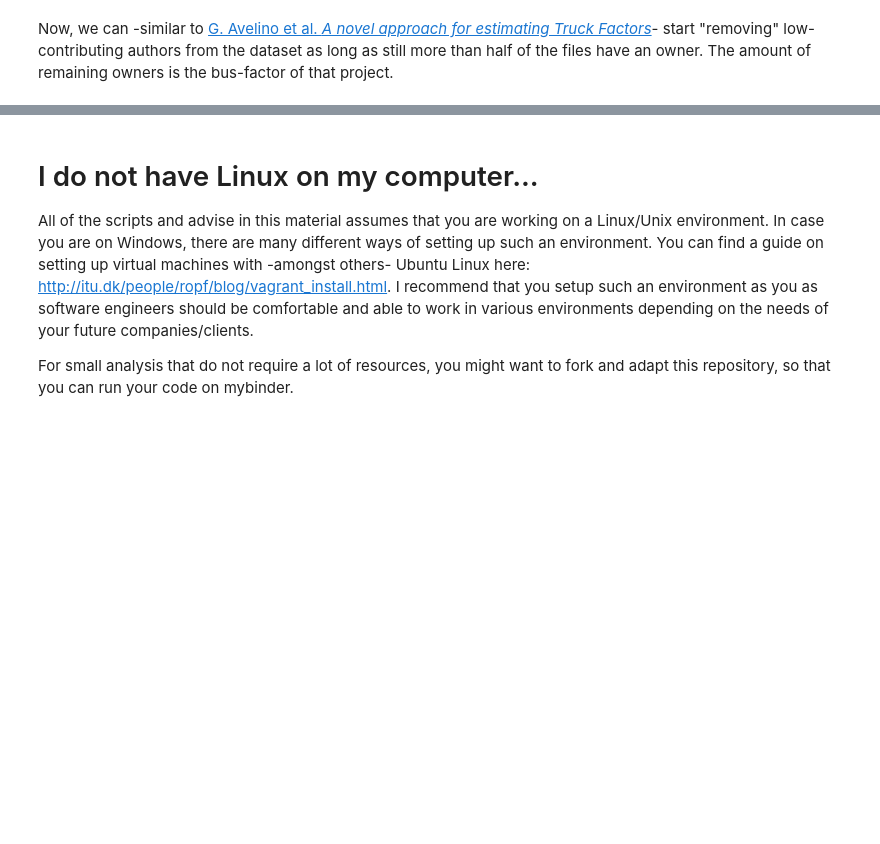
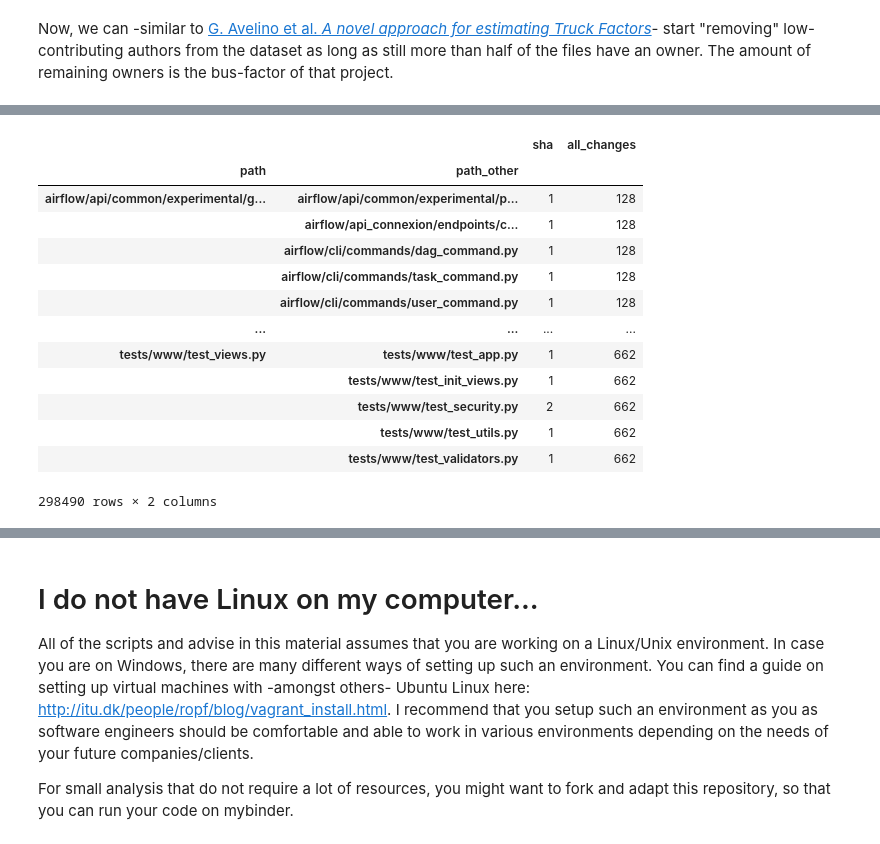
Before and after one commit to HelgeCPH/2019_ase_behavioural_analysis, a Jupyter notebook: Lecture notes.ipynb, the cells around one changed output, grey strips where cells are left out. Saved outputs shown, nothing was run; the diff lists cells and outputs as text; code cells hidden in the pictures; blank space fills up the shorter version.

```diff
--- a/Lecture notes.ipynb
+++ b/Lecture notes.ipynb
@@ -532,0 +613,4 @@ print(f"The bus factor of Apache Airflow is: {busfactor}")
+# %%
+df = df[(df.old_path == df.new_path) & (df.new_path.str.endswith(".py"))]
+df.drop("old_path", axis=1, inplace=True)
+df.rename(columns = {"new_path":"path"}, inplace=True)
@@ -532,0 +682,18 @@ print(f"The bus factor of Apache Airflow is: {busfactor}")
+# %%
+commit_coupling['all_changes'] = commit_coupling.groupby(["path"]).sha.transform('sum')
+commit_coupling
+# %% [output]
+|  |  | sha | all_changes |
+| path | path_other |  |  |
+| airflow/api/common/experimental/g... | airflow/api/common/experimental/p... | 1 | 128 |
+|  | airflow/api_connexion/endpoints/c... | 1 | 128 |
+|  | airflow/cli/commands/dag_command.py | 1 | 128 |
+|  | airflow/cli/commands/task_command.py | 1 | 128 |
+|  | airflow/cli/commands/user_command.py | 1 | 128 |
+| ... | ... | ... | ... |
+| tests/www/test_views.py | tests/www/test_app.py | 1 | 662 |
+|  | tests/www/test_init_views.py | 1 | 662 |
+|  | tests/www/test_security.py | 2 | 662 |
+|  | tests/www/test_utils.py | 1 | 662 |
+|  | tests/www/test_validators.py | 1 | 662 |
+298490 rows × 2 columns
```
Also changed, not shown: parts of 13 cells of this notebook, 1 other file.
